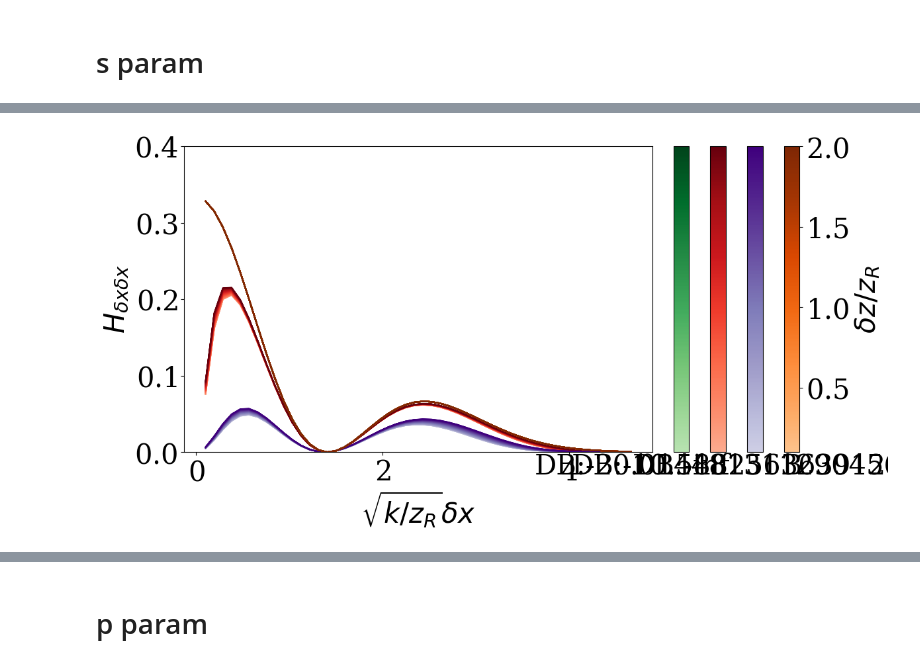
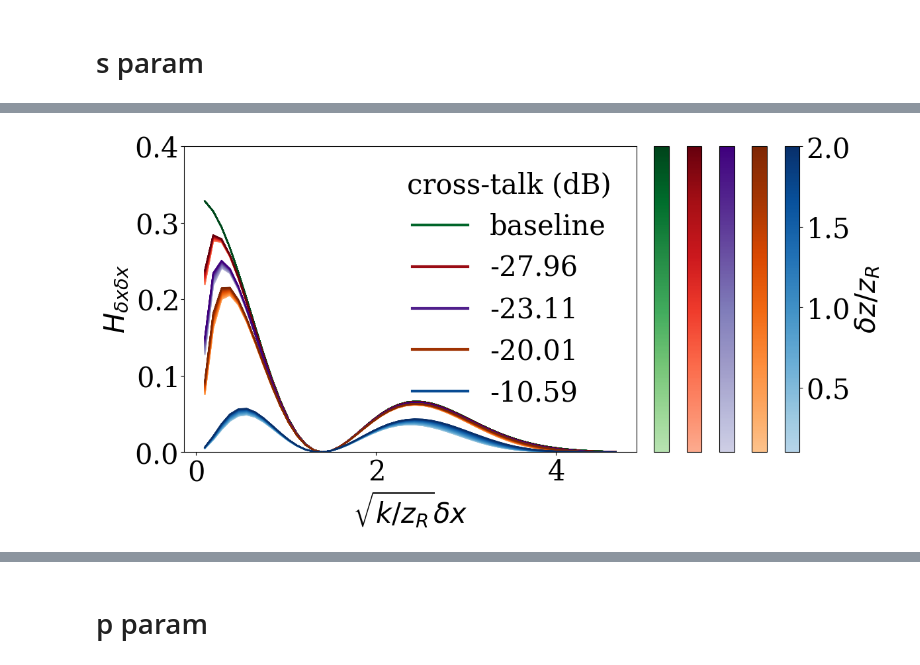
Before and after one commit to jernejfrank/rayfish, a Jupyter notebook: examples/distance_3_point_sources_mixing_hg_xy/simulation.ipynb, the cells around one changed output, grey strips where cells are left out. Cells and saved outputs as stored; diff of their text form; code cells hidden in the pictures.

```diff
--- a/examples/distance_3_point_sources_mixing_hg_xy/simulation.ipynb
+++ b/examples/distance_3_point_sources_mixing_hg_xy/simulation.ipynb
@@ -89,7 +89,7 @@ for c, e in zip(continuous_cmaps[: len(fis)], selected_eps):
 # s param
 # %%
 fig, axs = create_fig_and_ax(len(fis))
-for i, fi in enumerate(fis):
+for i, fi in enumerate(fis[:-1]):
     ms_cm = plot_individual_fi(
         fig,
         axs,
@@ -101,6 +101,18 @@ for i, fi in enumerate(fis):
         "",
     )
 
+ms_cm = plot_individual_fi(
+    fig,
+    axs,
+    np.sum(fis[-1], axis=2)[:, :, 0, 0],
+    x_range,
+    p_range,
+    continuous_cmaps[len(fis) - 1],
+    len(fis),
+    "",
+    False,
+)
+
 
 axs[0].legend(handles=handles, title="cross-talk (dB)", frameon=False, loc="best")
 axs[0].set_ylim(0, 0.4)
@@ -117,43 +129,43 @@ x_index = 1
 y_index = 0
 mode_index = x_index * MODE_DEGREE + y_index
 
-fig, axs = create_fig_and_ax(len(fis) + 1)
-for i, fi in enumerate(fis):
+fig, axs = create_fig_and_ax(len(fis))
+for i, fi in enumerate(fis[:-1]):
     ms_cm = plot_individual_fi(
         fig,
         axs,
         fi[:, :, mode_index, 0, 0],
         x_range,
         p_range,
         continuous_cmaps[i],
         i + 1,
-        f"DB:{eps_to_db(EPS_INTERVAL[i])}",
+        "",
     )
 
-ms_cm_baseline = plot_individual_fi(
+ms_cm = plot_individual_fi(
     fig,
     axs,
-    baseline_ms[:, :, mode_index, 0, 0],
+    fis[-1][:, :, mode_index, 0, 0],
     x_range,
     p_range,
-    continuous_cmaps[len(fis)],
-    len(fis) + 1,
-    "B",
+    continuous_cmaps[len(fis) - 1],
+    len(fis),
+    "",
     False,
 )
 
-
+axs[0].legend(handles=handles, title="cross-talk (dB)", frameon=False, loc="best")
 axs[0].set_ylim(0, 0.4)
-axs[len(fis) + 1].set_ylabel(r"$\delta z / z_R$")
+axs[len(fis)].set_ylabel(r"$\delta z / z_R$")
 axs[0].set_xlabel(r"$\sqrt{k/z_R} \delta x$")
 axs[0].set_ylabel(r"$H_{\delta x \delta x}$")
 
 # fig.savefig(
 #     f"s_param_individual_mode_contributions.{FORMAT}",
 #     format=FORMAT,
 #     bbox_inches="tight",
 # )
 plt.show()
 # %% [output]
-[figure, old version]
+[figure, new version]
 # %%
```
Also changed, not shown: parts of 4 cells of this notebook.
